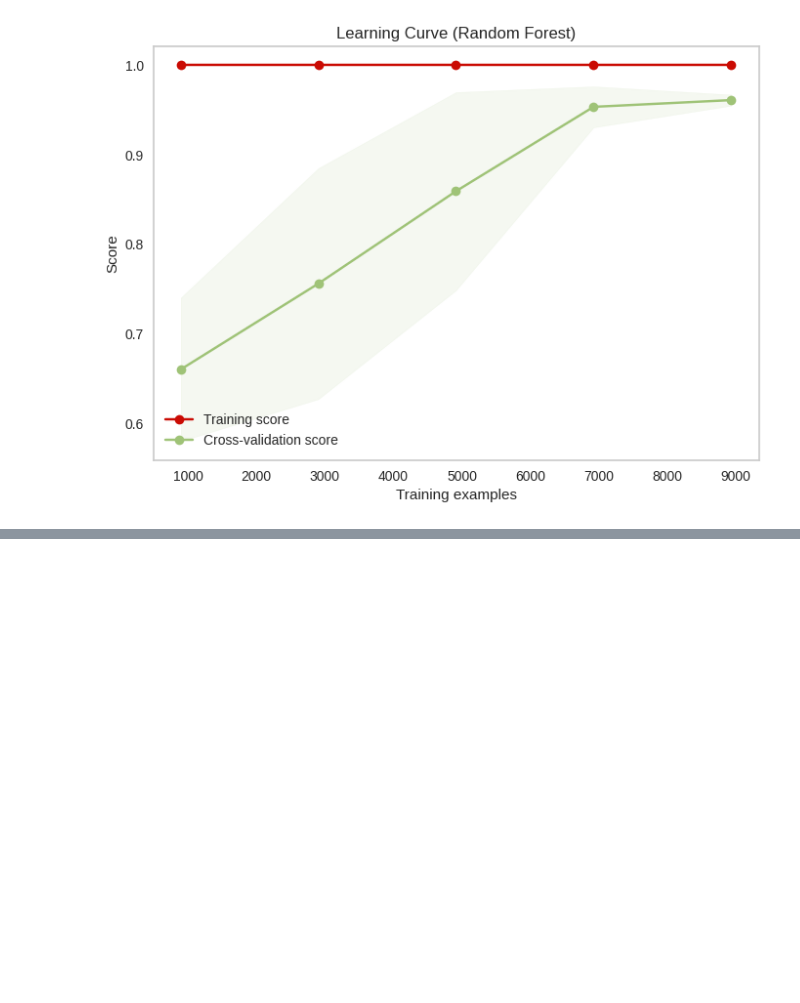
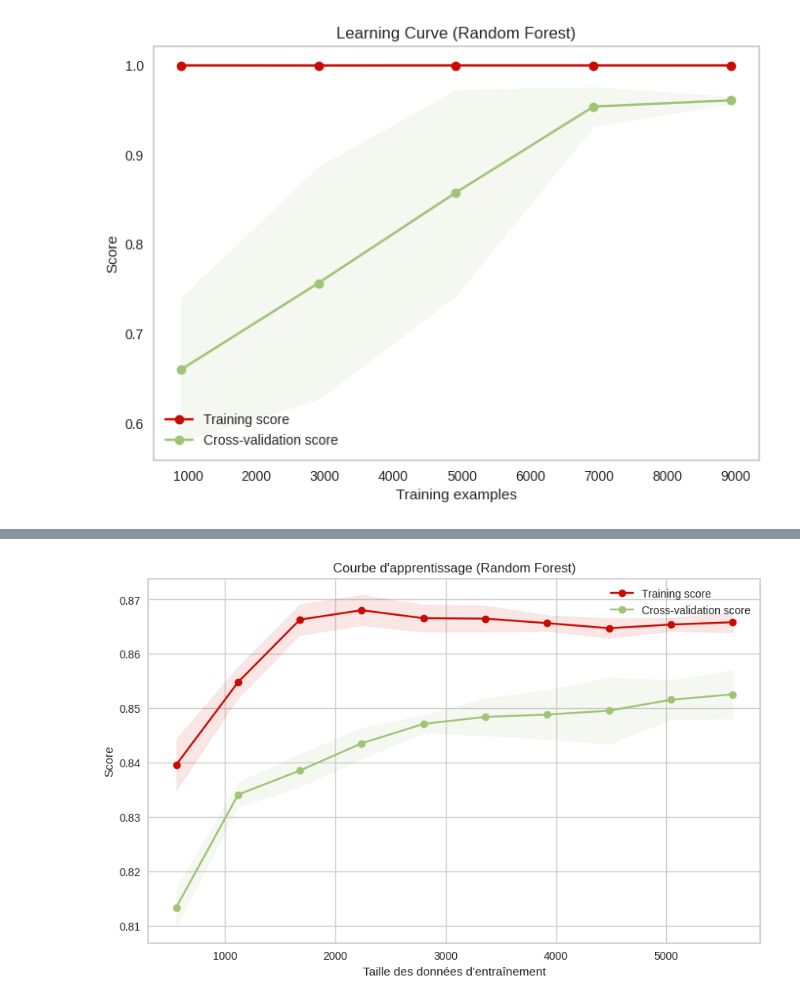
Before and after one commit to khaoula051999/bank-churn, a Jupyter notebook: app/notebooks/mlchurn.ipynb, the cells around one changed output, grey strips where cells are left out. Saved outputs shown, nothing was run; the diff lists cells and outputs as text; code cells hidden in the pictures; blank space fills up the shorter version.

```diff
--- a/app/notebooks/mlchurn.ipynb
+++ b/app/notebooks/mlchurn.ipynb
@@ -224,0 +250,16 @@ plt.show()
+# %%
+# Réentraîner le modèle avec les meilleurs paramètres
+best_params = grid_search.best_params_
+
+# Créer un nouveau modèle avec les meilleurs hyperparamètres
+final_model = RandomForestClassifier(
+    bootstrap=best_params['bootstrap'],
+    max_depth=best_params['max_depth'],
+    max_features=best_params['max_features'],
+    min_samples_leaf=best_params['min_samples_leaf'],
+    min_samples_split=best_params['min_samples_split'],
+    n_estimators=best_params['n_estimators']
+)
+
+# Entraîner le modèle sur l'ensemble des données d'entraînement
+final_model.fit(X_train, y_train)
@@ -225 +300,46 @@ plt.show()
+# %%
+import numpy as np
+import matplotlib.pyplot as plt
+from sklearn.model_selection import learning_curve
+
+# Paramètres du modèle final
+final_model = RandomForestClassifier(
+    bootstrap=best_params['bootstrap'],
+    max_depth=best_params['max_depth'],
+    max_features=best_params['max_features'],
+    min_samples_leaf=best_params['min_samples_leaf'],
+    min_samples_split=best_params['min_samples_split'],
+    n_estimators=best_params['n_estimators']
+)
+
+# Calcul des courbes d'apprentissage
+train_sizes, train_scores, valid_scores = learning_curve(
+    final_model, X_train, y_train, cv=5, n_jobs=-1, train_sizes=np.linspace(0.1, 1.0, 10)
+)
+
+# Calculer la moyenne et l'écart-type des scores d'entraînement et de validation
+train_mean = np.mean(train_scores, axis=1)
+train_std = np.std(train_scores, axis=1)
+valid_mean = np.mean(valid_scores, axis=1)
+valid_std = np.std(valid_scores, axis=1)
+
+# Tracer la courbe d'apprentissage
+plt.figure(figsize=(10, 6))
+plt.plot(train_sizes, train_mean, 'o-', color='r', label='Training score')
+plt.plot(train_sizes, valid_mean, 'o-', color='g', label='Cross-validation score')
+
+# Remplir les zones d'écart-type pour les scores
+plt.fill_between(train_sizes, train_mean - train_std, train_mean + train_std, color='r', alpha=0.1)
+plt.fill_between(train_sizes, valid_mean - valid_std, valid_mean + valid_std, color='g', alpha=0.1)
+
+# Étiquettes, légende et titre
+plt.xlabel('Taille des données d\'entraînement')
+plt.ylabel('Score')
+plt.title('Courbe d\'apprentissage (Random Forest)')
+plt.legend(loc='best')
+
+# Affichage du graphique
+plt.show()
+# %% [output]
+[figure, added]
 # %%
```
Also changed, not shown: parts of 7 cells of this notebook, 3 other files.
